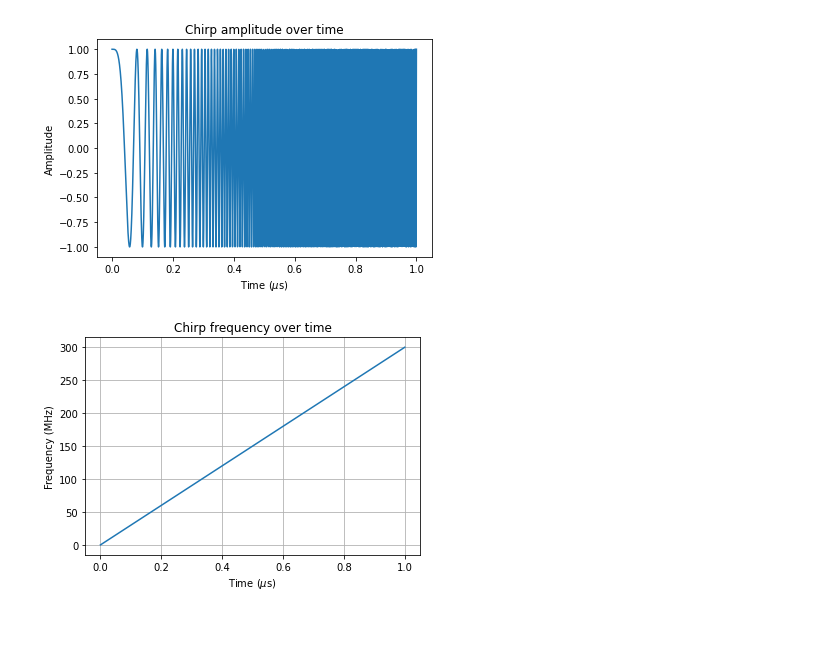
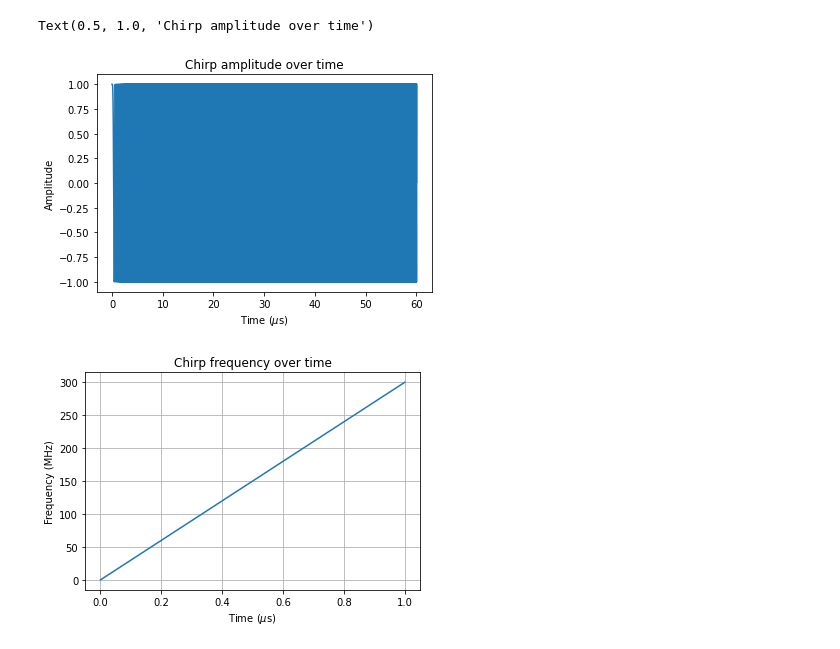
Before and after one commit to magborresen/spc8, a Jupyter notebook: dev/chirp.ipynb, the cells around one changed output. Drawn from its saved outputs; the diff is of its cells as text; code cells hidden in the pictures.

```diff
--- a/dev/chirp.ipynb
+++ b/dev/chirp.ipynb
@@ -3,23 +3,24 @@ import numpy as np
 import matplotlib.pyplot as plt
 # %%
 t_tx = 60e-6
-fc = 77e9
-fs = 5e6
-bw = 905e6
+fc = 10e9
+fs = 600e6
+bw = 300e6
 oversample = 10
 tau = 9e-6
-t = np.linspace(0, 1e-6, int(t_tx * fs * oversample))
+t = np.linspace(0, t_tx, int(t_tx * fs * oversample))
 n = np.arange(0, 2500)
 lamb = 300e6 / fc
 # %%
-sig = np.cos(2*np.pi + np.pi * bw/t_tx * t**2)
+sig = np.exp(1j* np.pi * bw/t_tx * t**2)
 plt.plot(t*1e6, sig)
 plt.xlabel("Time ($\mu$s)")
 plt.ylabel("Amplitude")
 plt.title("Chirp amplitude over time")
-plt.savefig("chirp_tx_sig.pdf")
+#plt.savefig("chirp_tx_sig.pdf")
 # %% [output]
+Text(0.5, 1.0, 'Chirp amplitude over time')
-[figure, old version]
+[figure, new version]
 # %%
 freq = bw / t_tx * t
 plt.plot(t*1e6, freq/1e6)
```
Also changed, not shown: parts of 1 cell of this notebook, 1 other file.
